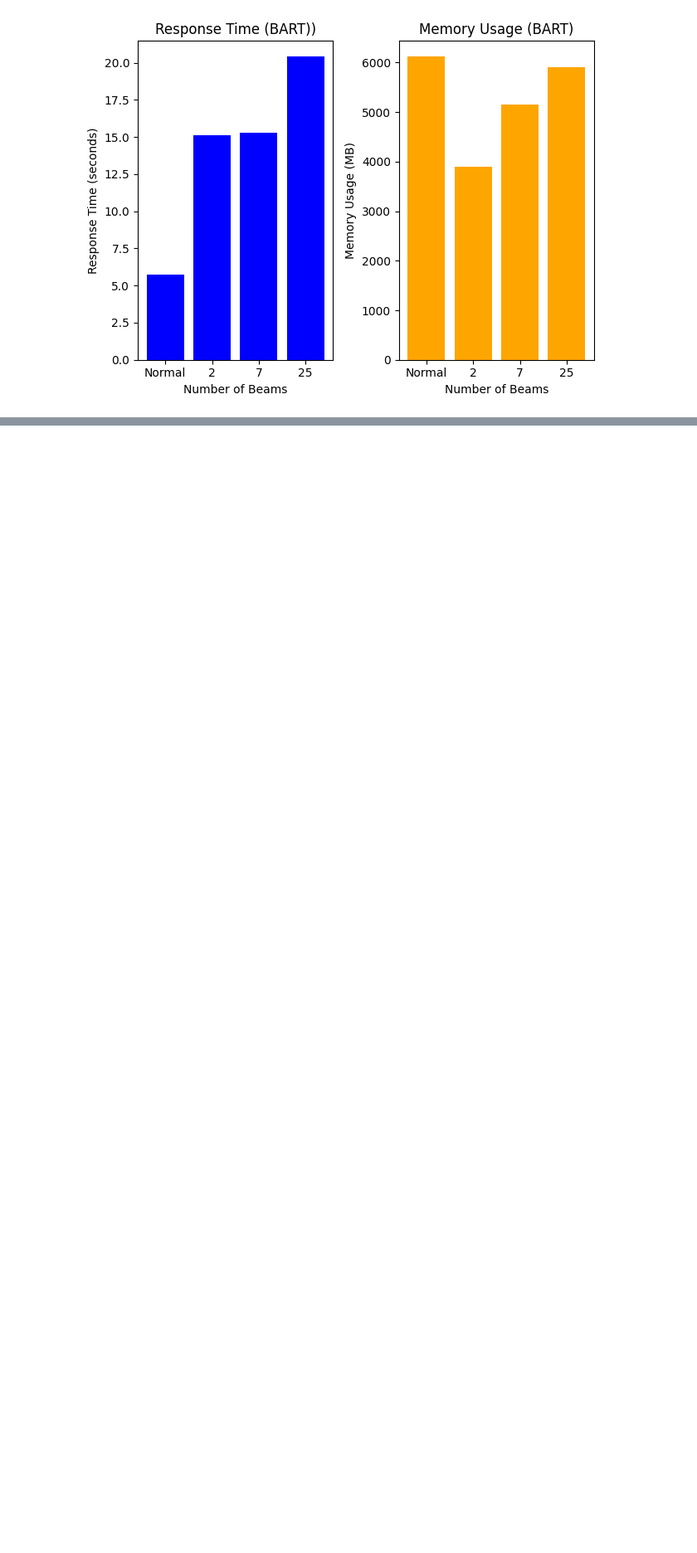
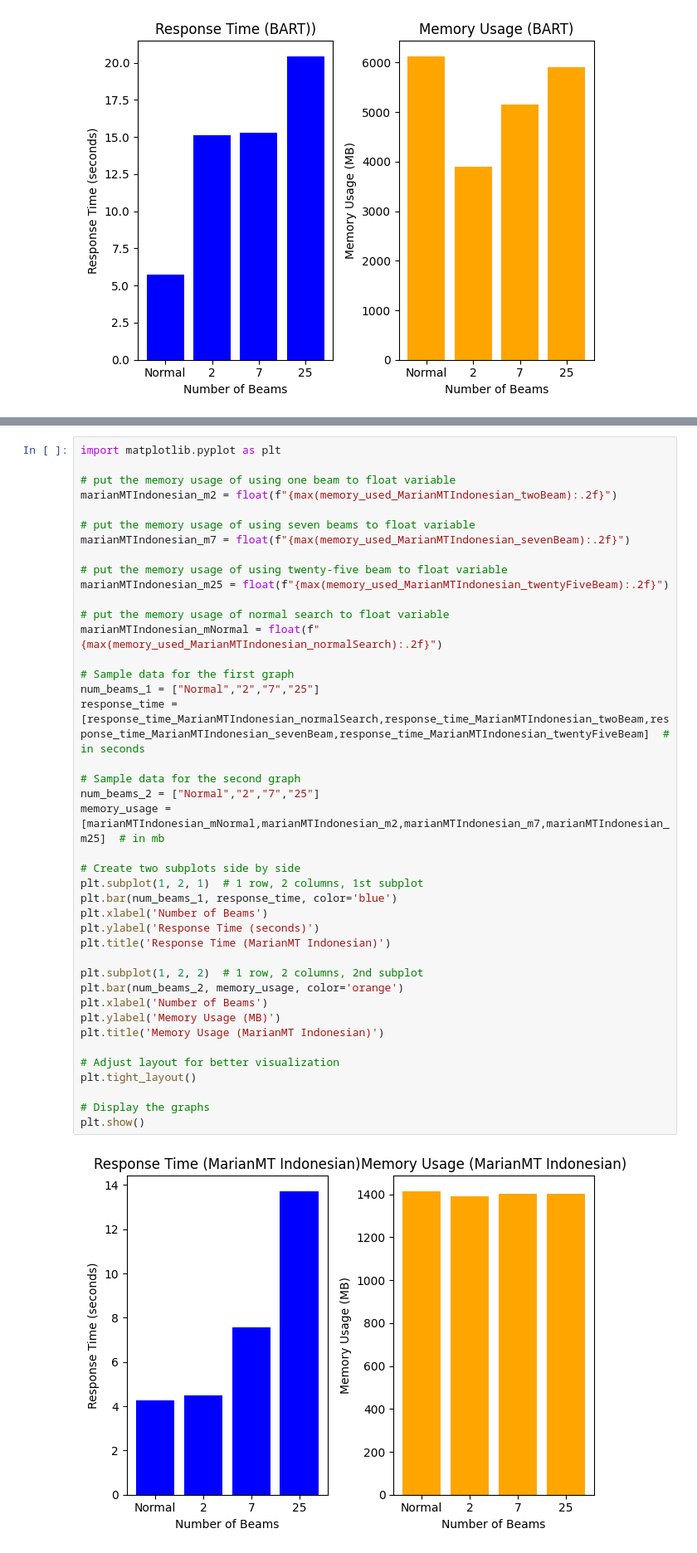
Before and after one commit to pureskill714/ICT3102-assignment2, a Jupyter notebook: 3102Assignment2.ipynb, the cells around one changed output, grey strips where cells are left out. Shown at 83% size. Saved outputs shown, nothing was run; the diff lists cells and outputs as text; blank space fills up the shorter version.

Commit message:
added bahasa indonesia translation

```diff
--- a/3102Assignment2.ipynb
+++ b/3102Assignment2.ipynb
@@ -905,0 +1219,43 @@ Generated Text (Beam Search): Traduire le texte suivant :
+# %%
+import matplotlib.pyplot as plt
+
+# put the memory usage of using one beam to float variable
+marianMTIndonesian_m2 = float(f"{max(memory_used_MarianMTIndonesian_twoBeam):.2f}")
+
+# put the memory usage of using seven beams to float variable
+marianMTIndonesian_m7 = float(f"{max(memory_used_MarianMTIndonesian_sevenBeam):.2f}")
+
+# put the memory usage of using twenty-five beam to float variable
+marianMTIndonesian_m25 = float(f"{max(memory_used_MarianMTIndonesian_twentyFiveBeam):.2f}")
+
+# put the memory usage of normal search to float variable
+marianMTIndonesian_mNormal = float(f"{max(memory_used_MarianMTIndonesian_normalSearch):.2f}")
+
+# Sample data for the first graph
+num_beams_1 = ["Normal","2","7","25"]
+response_time = [response_time_MarianMTIndonesian_normalSearch,response_time_MarianMTIndonesian_twoBeam,response_time_MarianMTIndonesian_sevenBeam,response_time_MarianMTIndonesian_twentyFiveBeam]  # in seconds
+
+# Sample data for the second graph
+num_beams_2 = ["Normal","2","7","25"]
+memory_usage = [marianMTIndonesian_mNormal,marianMTIndonesian_m2,marianMTIndonesian_m7,marianMTIndonesian_m25]  # in mb
+
+# Create two subplots side by side
+plt.subplot(1, 2, 1)  # 1 row, 2 columns, 1st subplot
+plt.bar(num_beams_1, response_time, color='blue')
+plt.xlabel('Number of Beams')
+plt.ylabel('Response Time (seconds)')
+plt.title('Response Time (MarianMT Indonesian)')
+
+plt.subplot(1, 2, 2)  # 1 row, 2 columns, 2nd subplot
+plt.bar(num_beams_2, memory_usage, color='orange')
+plt.xlabel('Number of Beams')
+plt.ylabel('Memory Usage (MB)')
+plt.title('Memory Usage (MarianMT Indonesian)')
+
+# Adjust layout for better visualization
+plt.tight_layout()
+
+# Display the graphs
+plt.show()
+# %% [output]
+[figure, added]
```
Also changed, not shown: parts of 29 cells of this notebook.
